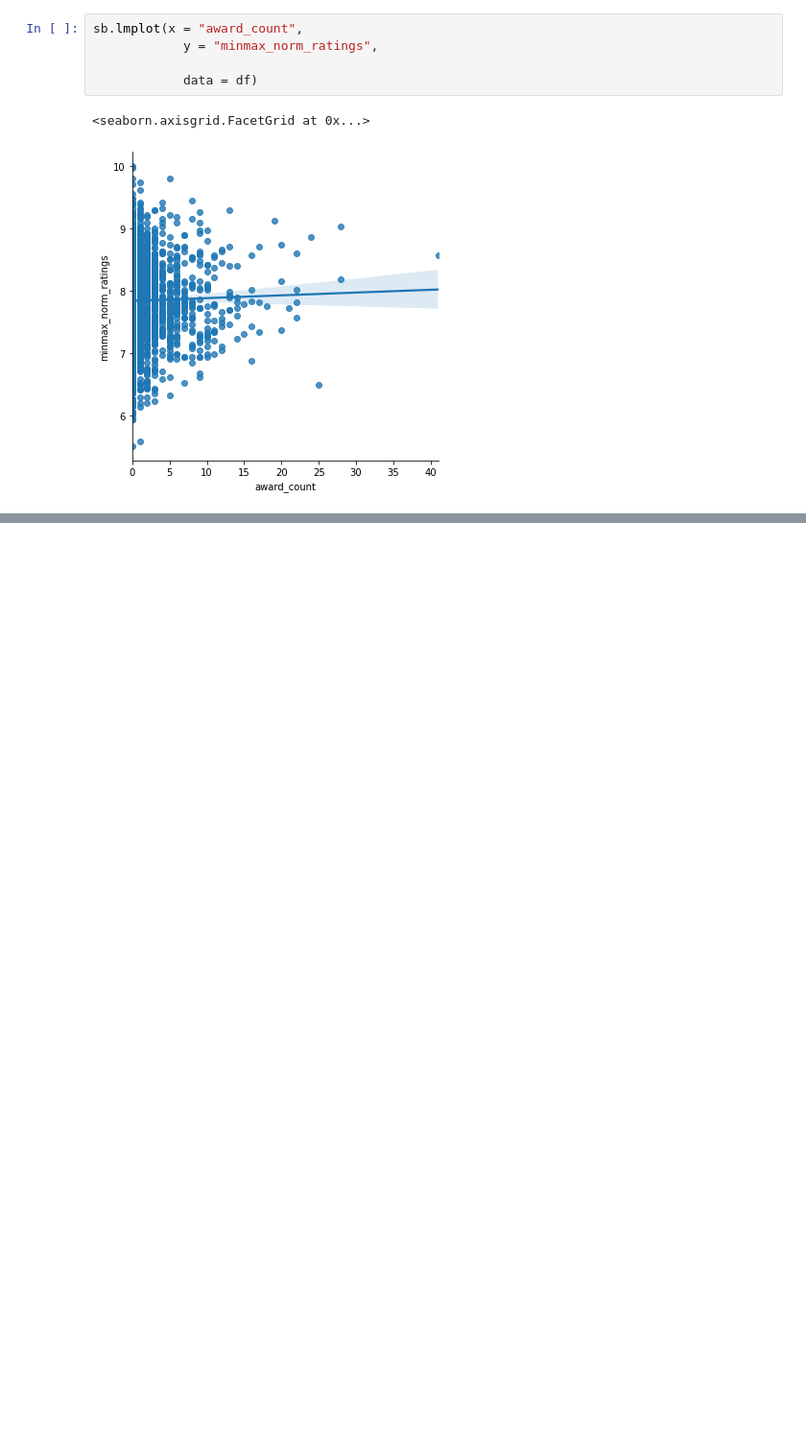
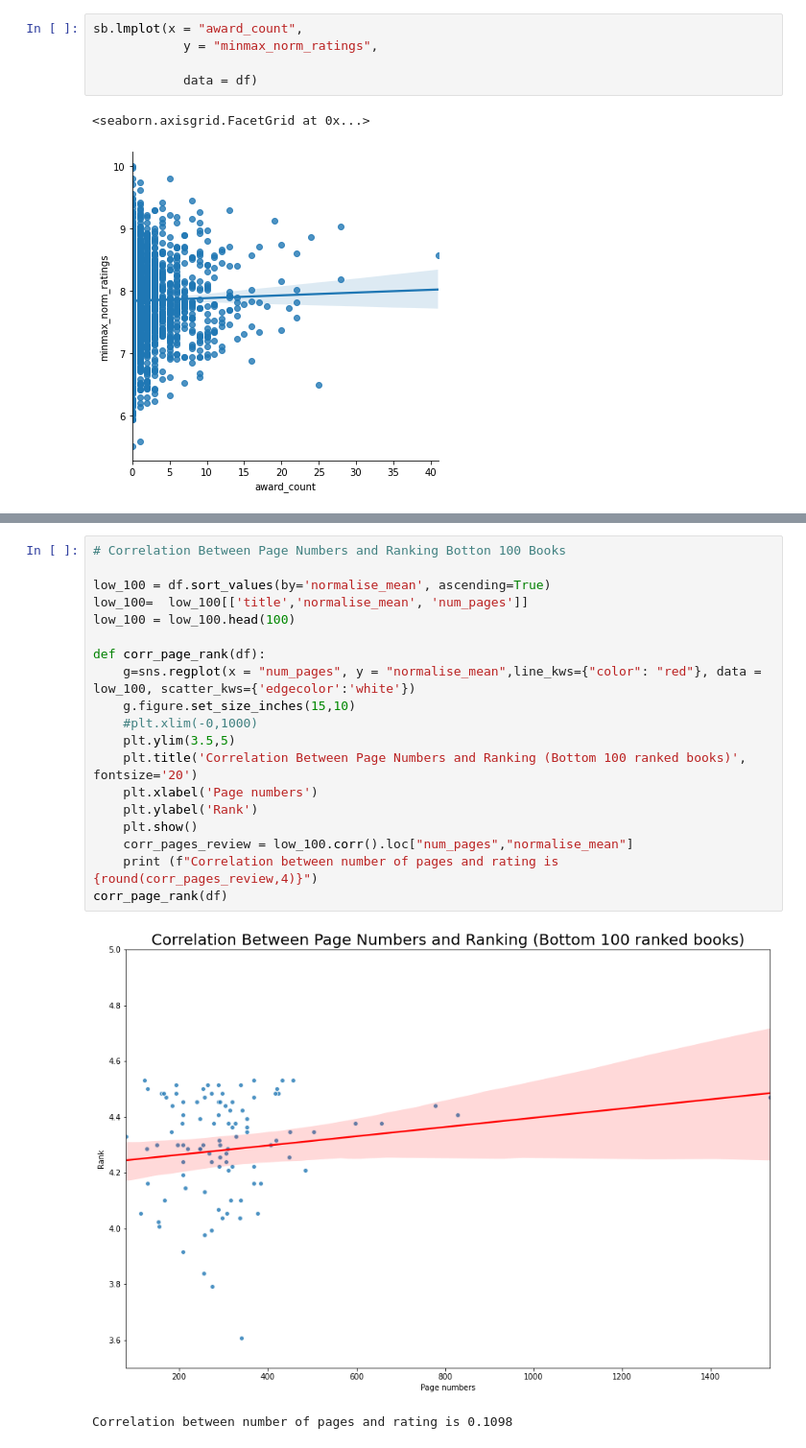
Before and after one commit to fbulbulov/AISpring-exercises, a Jupyter notebook: Build Week 1 GoodReading Project/Data Visualization.ipynb, the cells around one changed output, grey strips where cells are left out. Shown at 96% size. Saved outputs shown, nothing was run; the diff lists cells and outputs as text; blank space fills up the shorter version.

```diff
--- a/Build Week 1 GoodReading Project/Data Visualization.ipynb
+++ b/Build Week 1 GoodReading Project/Data Visualization.ipynb
@@ -265,0 +232,22 @@ ValueError: 'df' is not a valid value for name; supported values are 'Accent', '
+# %%
+# Correlation Between Page Numbers and Ranking Botton 100 Books
+
+low_100 = df.sort_values(by='normalise_mean', ascending=True)
+low_100=  low_100[['title','normalise_mean', 'num_pages']]
+low_100 = low_100.head(100)
+
+def corr_page_rank(df):
+    g=sns.regplot(x = "num_pages", y = "normalise_mean",line_kws={"color": "red"}, data = low_100, scatter_kws={'edgecolor':'white'})
+    g.figure.set_size_inches(15,10)
+    #plt.xlim(-0,1000)
+    plt.ylim(3.5,5)
+    plt.title('Correlation Between Page Numbers and Ranking (Bottom 100 ranked books)', fontsize='20')
+    plt.xlabel('Page numbers')
+    plt.ylabel('Rank')
+    plt.show()
+    corr_pages_review = low_100.corr().loc["num_pages","normalise_mean"]
+    print (f"Correlation between number of pages and rating is {round(corr_pages_review,4)}")
+corr_page_rank(df)
+# %% [output]
+[figure, added]
+Correlation between number of pages and rating is 0.1098
```
Also changed, not shown: parts of 14 cells of this notebook, 2 other files.
